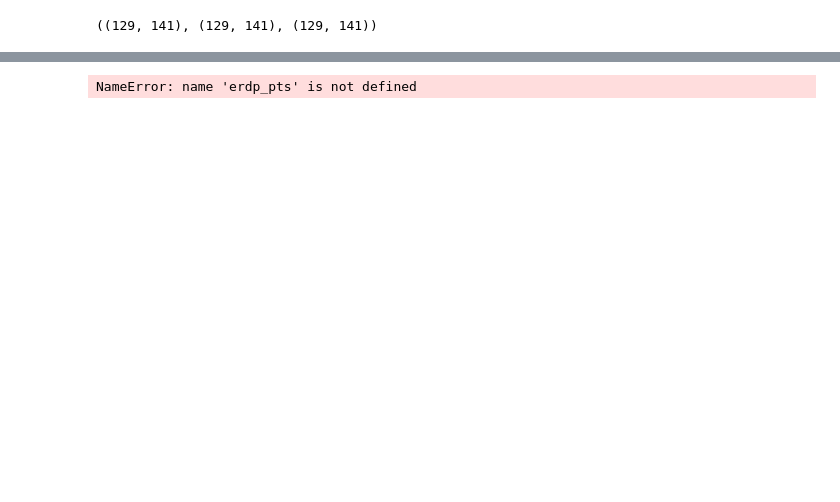
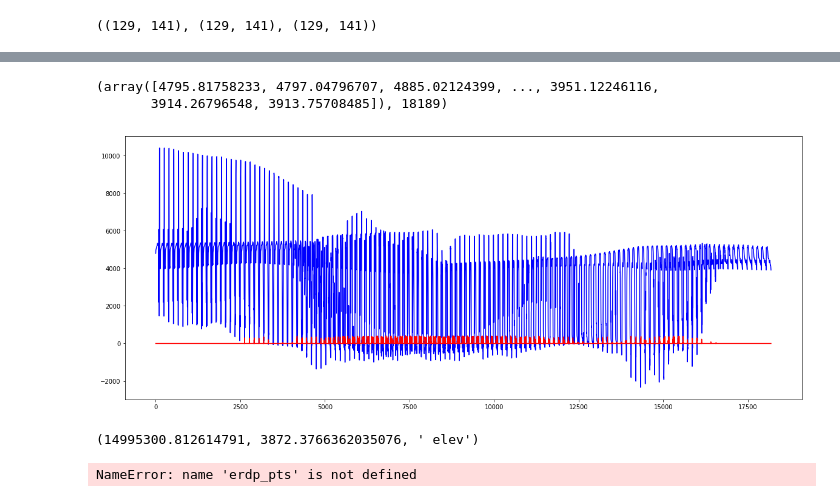
Before and after one commit to natbutter/Bayeslands_continental, a Jupyter notebook: DictAnalysis-Elev.ipynb, the cells around one changed output, grey strips where cells are left out. Drawn from its saved outputs; the diff is of its cells as text; code cells hidden in the pictures; blank space fills up the shorter version.

```diff
--- a/DictAnalysis-Elev.ipynb
+++ b/DictAnalysis-Elev.ipynb
@@ -98,3 +121,37 @@ sns.heatmap(a)
+# %%
+plt.show()
+
+count = 0
+for i in range(pred_flat.shape[0]):
+    if pred_flat[i] !=-1:
+        diff[i] =  pred_flat[i] - elev_flat[i]
+        count = count + 1
+
+print(diff, count)
+
+rcParams['figure.figsize'] = 20,8
+fig = plt.figure()
+ax1 = fig.add_subplot(111)
+ax1.plot(diff, color = 'b')
+ax1.plot(pred_flat, color = 'r')
+
+#ax1.plot(x, color = 'g')
+plt.show()
+
+
+
+
+
+tau_elev =  np.sum(np.square(diff)) / count
+
+rmse_elev = np.sqrt(tau_elev)
+
+print(tau_elev, rmse_elev, ' elev')
+# %% [output]
+(array([4795.81758233, 4797.04796707, 4885.02124399, ..., 3951.12246116,
+       3914.26796548, 3913.75708485]), 18189)
+[figure, added]
+(14995300.812614791, 3872.3766362035076, ' elev')
 # %%
 print(erdp_pts.shape, old_erdp_pts[0.0].shape, new_erdp_pts[0.0].shape)
 # %% [output]
```
Also changed, not shown: parts of 5 cells of this notebook, 2 other files.
